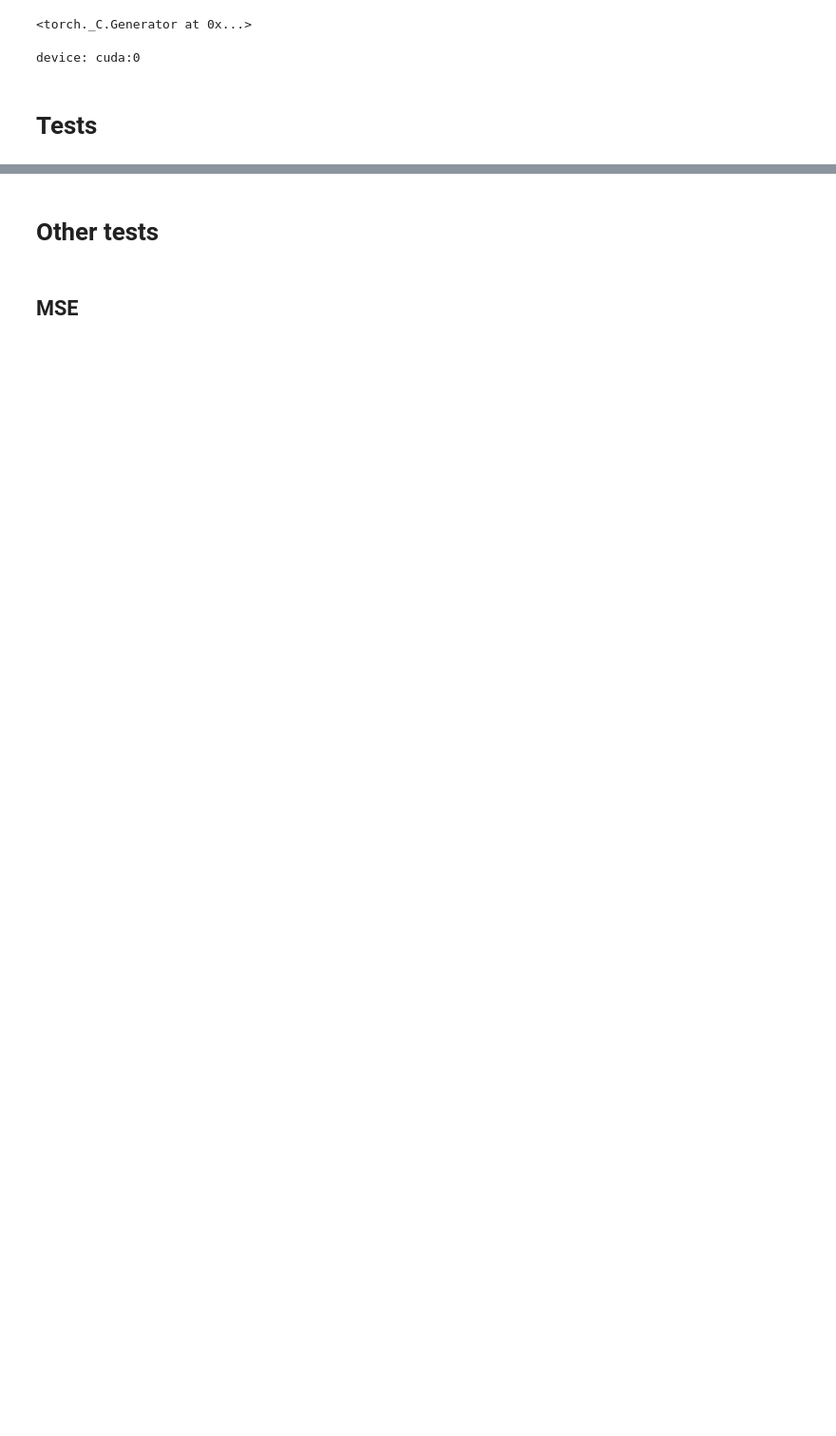
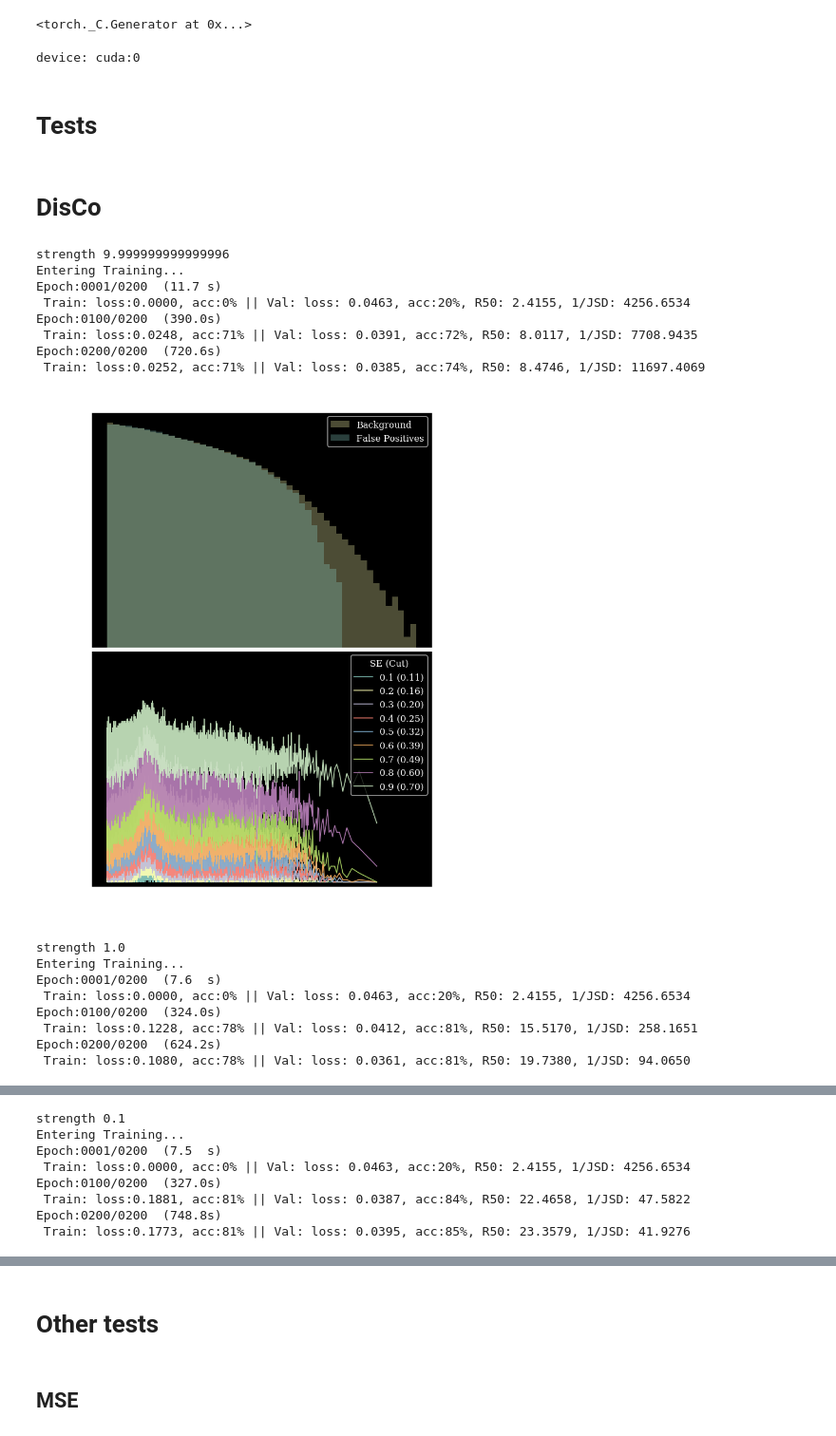
Before and after one commit to weissercn/UnbiasedML, a Jupyter notebook: UnbiasedML/nbs/W_FCN-main.ipynb, the cells around one changed output, grey strips where cells are left out. Shown at 95% size. Drawn from its saved outputs; the diff is of its cells as text; code cells hidden in the pictures; blank space fills up the shorter version.

```diff
--- a/UnbiasedML/nbs/W_FCN-main.ipynb
+++ b/UnbiasedML/nbs/W_FCN-main.ipynb
@@ -106,3 +108,45 @@ params = {'epochs'     : 200,
           'device'     : device,
           'pass_x_biased':True,
          }
+# %% [markdown]
+# DisCo
+# %%
+for i,strength in enumerate([10,5,1,1e-1,1e-2]):
+    frac = strength/(1+strength)
+    print("strength",frac/(1-frac))
+    metrics_train_L = Metrics()
+    metrics_val_L = Metrics(validation=True)
+
+    torch.manual_seed(777)
+    model_L = Classifier().to(device)
+    optimizer = torch.optim.SGD(model_L.parameters(),lr=2e-1,momentum=0.)
+    loss =  Disco(frac=frac,labels=train[::,-1].astype('int32'),order=1)
+    scheduler = torch.optim.lr_scheduler.StepLR(optimizer,step_size=200, gamma=0.9)
+    log=Logger("./logs/logWFCNDisLoss({:.2f}).txt".format(frac))
+    model_L.fit(traindataset=traindataset,
+                valdataset=valdataset,
+                optimizer=optimizer,
+                loss=loss,
+                **params,
+                log=log,
+              #scheduler=scheduler,
+              metrics=[metrics_train_L,metrics_val_L])
+    plot_stuff(model=model_L,name="DisCo DNN",X=test[:,1:11],y=test[:,-1],x_biased=test[:,0])
+# %% [output]
+strength 9.999999999999996
+Entering Training...
+Epoch:0001/0200  (11.7 s)
+ Train: loss:0.0000, acc:0% || Val: loss: 0.0463, acc:20%, R50: 2.4155, 1/JSD: 4256.6534
+Epoch:0100/0200  (390.0s)
+ Train: loss:0.0248, acc:71% || Val: loss: 0.0391, acc:72%, R50: 8.0117, 1/JSD: 7708.9435
+Epoch:0200/0200  (720.6s)
+ Train: loss:0.0252, acc:71% || Val: loss: 0.0385, acc:74%, R50: 8.4746, 1/JSD: 11697.4069
+[figure, added]
+strength 1.0
+Entering Training...
+Epoch:0001/0200  (7.6  s)
+ Train: loss:0.0000, acc:0% || Val: loss: 0.0463, acc:20%, R50: 2.4155, 1/JSD: 4256.6534
+Epoch:0100/0200  (324.0s)
+ Train: loss:0.1228, acc:78% || Val: loss: 0.0412, acc:81%, R50: 15.5170, 1/JSD: 258.1651
+Epoch:0200/0200  (624.2s)
+ Train: loss:0.1080, acc:78% || Val: loss: 0.0361, acc:81%, R50: 19.7380, 1/JSD: 94.0650
@@ -108,0 +154,8 @@ params = {'epochs'     : 200,
+strength 0.1
+Entering Training...
+Epoch:0001/0200  (7.5  s)
+ Train: loss:0.0000, acc:0% || Val: loss: 0.0463, acc:20%, R50: 2.4155, 1/JSD: 4256.6534
+Epoch:0100/0200  (327.0s)
+ Train: loss:0.1881, acc:81% || Val: loss: 0.0387, acc:84%, R50: 22.4658, 1/JSD: 47.5822
+Epoch:0200/0200  (748.8s)
+ Train: loss:0.1773, acc:81% || Val: loss: 0.0395, acc:85%, R50: 23.3579, 1/JSD: 41.9276
```
Also changed, not shown: parts of 7 cells of this notebook, 37 other files.
